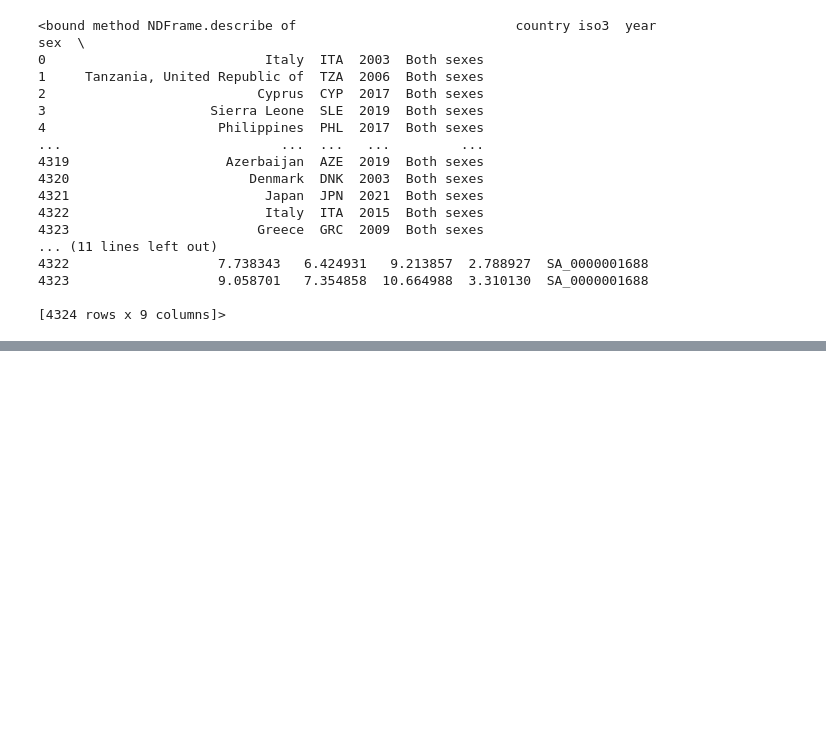
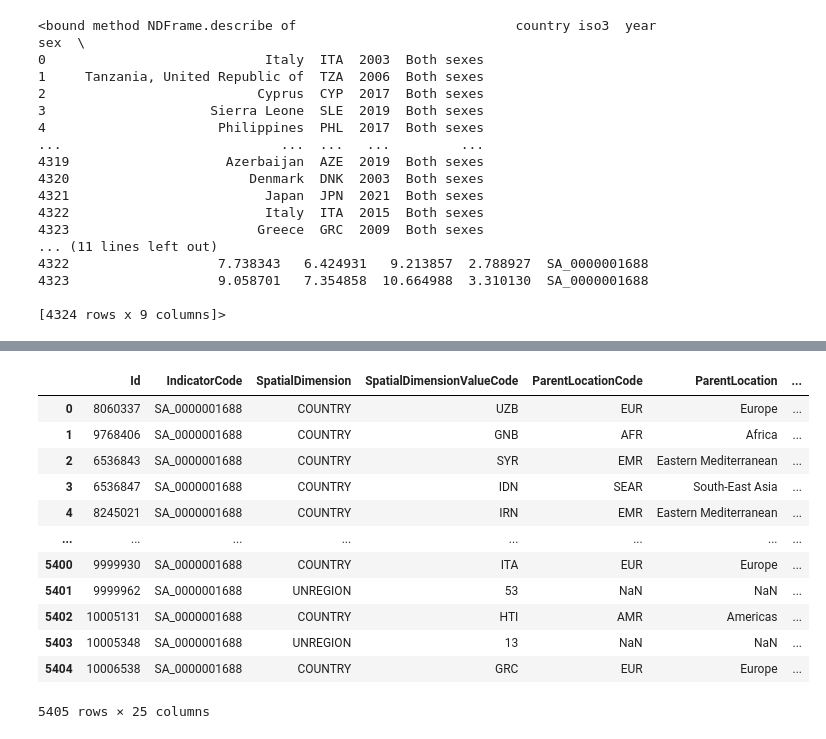
Before and after one commit to justdayane/da-capstone-project-dayane-ernesto, a Jupyter notebook: Capstone project/datasets.ipynb, the cells around one changed output, grey strips where cells are left out. Cells and saved outputs as stored; diff of their text form; code cells hidden in the pictures; blank space fills up the shorter version.

```diff
--- a/Capstone project/datasets.ipynb
+++ b/Capstone project/datasets.ipynb
@@ -57,0 +176,17 @@ df.describe
+# %%
+df6 = pd.read_csv("./consumption_levels/data/SA_0000001688.csv")
+df6
+# %% [output]
+|  | Id | IndicatorCode | SpatialDimension | SpatialDimensionValueCode | ParentLocationCode | ParentLocation | ... |
+| 0 | 8060337 | SA_0000001688 | COUNTRY | UZB | EUR | Europe | ... |
+| 1 | 9768406 | SA_0000001688 | COUNTRY | GNB | AFR | Africa | ... |
+| 2 | 6536843 | SA_0000001688 | COUNTRY | SYR | EMR | Eastern Mediterranean | ... |
+| 3 | 6536847 | SA_0000001688 | COUNTRY | IDN | SEAR | South-East Asia | ... |
+| 4 | 8245021 | SA_0000001688 | COUNTRY | IRN | EMR | Eastern Mediterranean | ... |
+| ... | ... | ... | ... | ... | ... | ... | ... |
+| 5400 | 9999930 | SA_0000001688 | COUNTRY | ITA | EUR | Europe | ... |
+| 5401 | 9999962 | SA_0000001688 | UNREGION | 53 | NaN | NaN | ... |
+| 5402 | 10005131 | SA_0000001688 | COUNTRY | HTI | AMR | Americas | ... |
+| 5403 | 10005348 | SA_0000001688 | UNREGION | 13 | NaN | NaN | ... |
+| 5404 | 10006538 | SA_0000001688 | COUNTRY | GRC | EUR | Europe | ... |
+5405 rows × 25 columns
```
Also changed, not shown: parts of 11 cells of this notebook, 26 other files.
